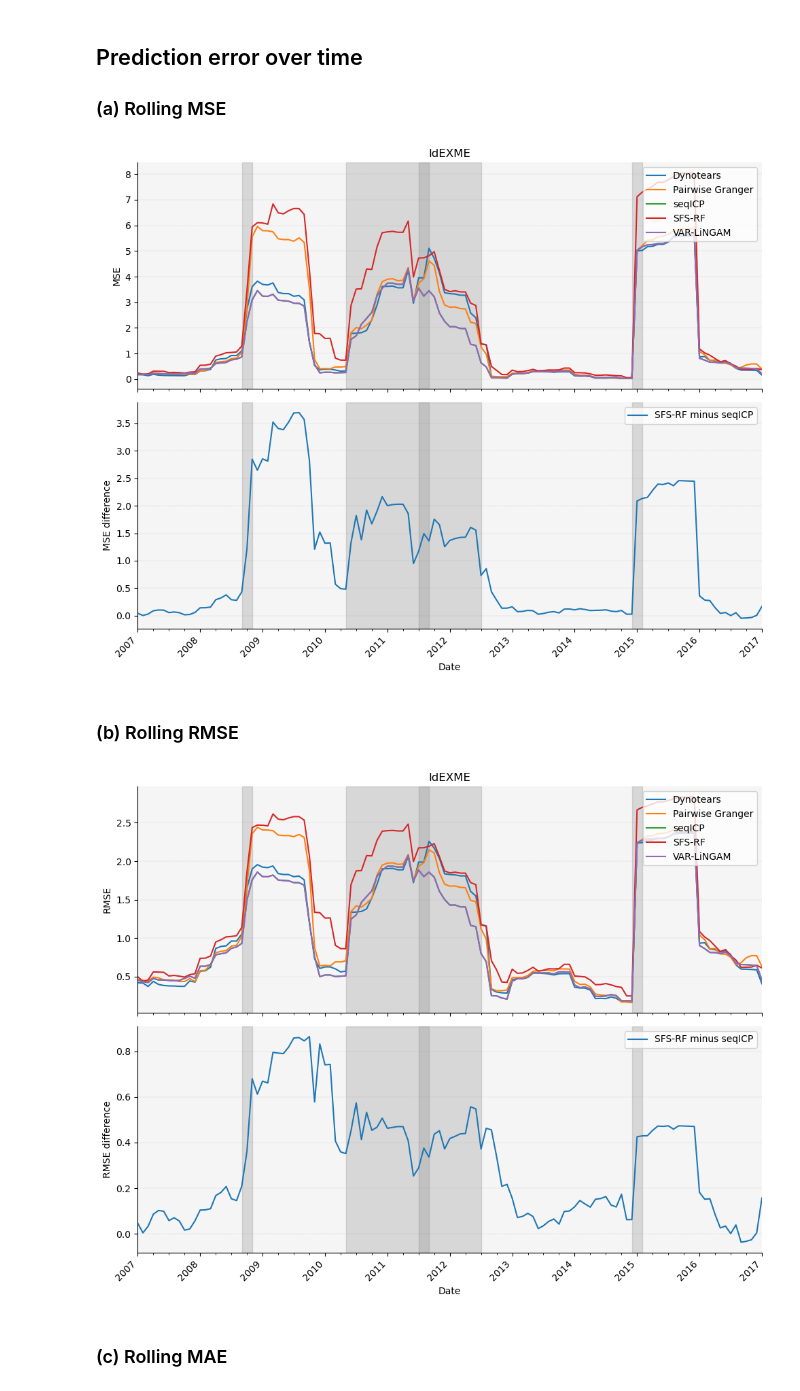
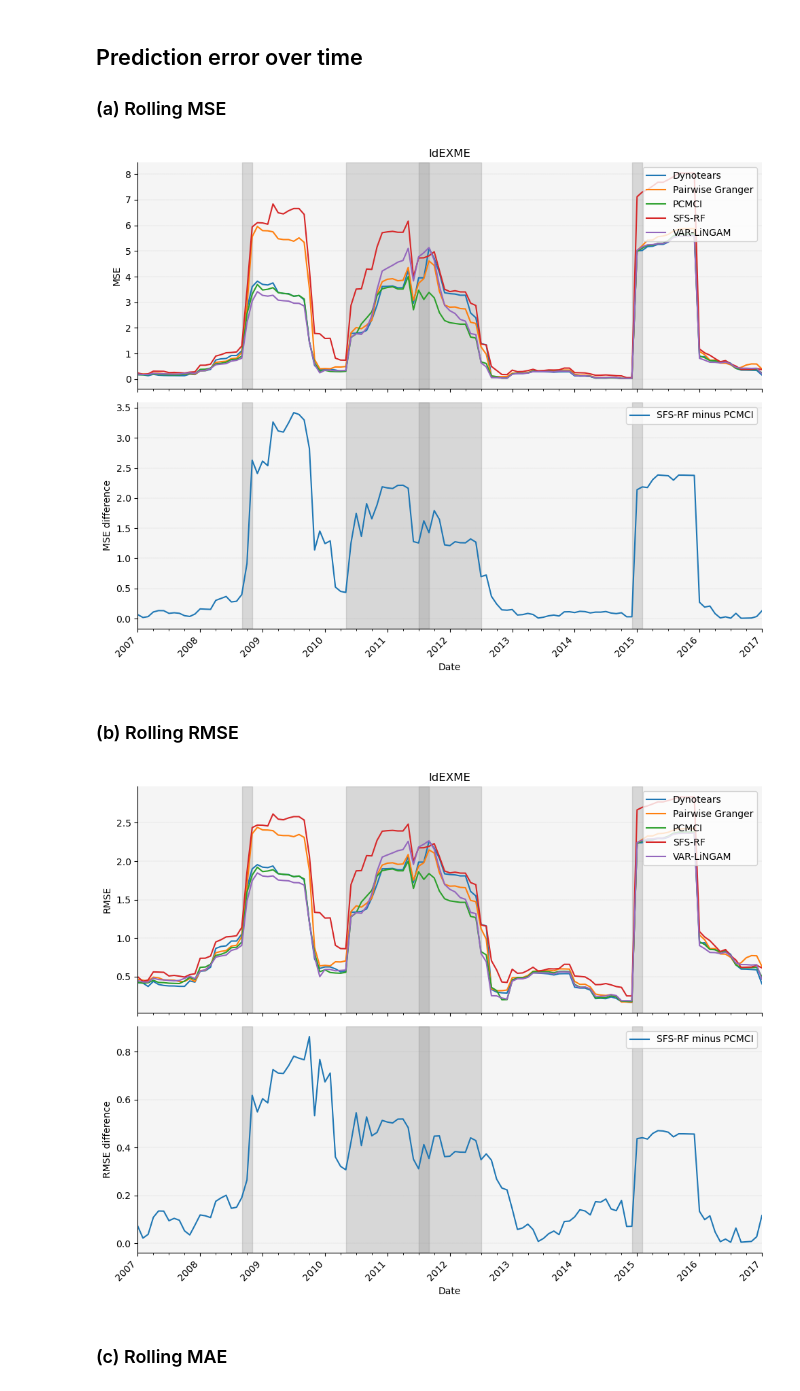
Before and after one commit to dcuoliveira/cml-fin, a Jupyter notebook: src/results_report_forecasting.ipynb, the cells around one changed output. Cells and saved outputs as stored; diff of their text form; code cells hidden in the pictures.

```diff
--- a/src/results_report_forecasting.ipynb
+++ b/src/results_report_forecasting.ipynb
@@ -28,7 +28,8 @@ fs_methods_tags = {}
 # }
 
 fs_methods = [
-    "seqICP_nocluster",
+    # "seqICP_nocluster",
+    "pcmci_nocluster",
     "dynotears_nocluster",
     "pairwise-granger_nocluster",
     "var-lingam_nocluster",
@@ -308,7 +309,7 @@ for m in metric_names:
 # SPY, XLP, XLK, XLY, XLF, XLB, XLI
 
 benchmark_name = "sfstscv-rf_nocluster"
-causal_name = "seqICP_nocluster"
+causal_name = "pcmci_nocluster"
 
 selected_models = fs_methods.copy()
 
@@ -320,6 +321,7 @@ rename_fs = {
     # "multivariate-granger_nocluster": "Multivariate Granger",
     # "var-lingam_rollingkmeans_k5_rank": "Modified VAR-LiNGAM",
     "var-lingam_nocluster": "VAR-LiNGAM",
+    "pcmci_nocluster": "PCMCI"
 }
 
 column_name = f"{rename_fs[benchmark_name]} minus {rename_fs[causal_name]}"
@@ -381,14 +383,14 @@ for etf in all_rolling_metrics_df["etf"].unique():
     # Show the plot
     plt.show()
 # %% [output]
-[figure, old version]
+[figure, new version]
 # %% [markdown]
 ### (b) Rolling RMSE
 # %%
 # SPY, XLP, XLK, XLY, XLF, XLB, XLI
 
 benchmark_name = "sfstscv-rf_nocluster"
-causal_name = "seqICP_nocluster"
+causal_name = "pcmci_nocluster"
 
 selected_models = fs_methods.copy()
 
@@ -400,6 +402,7 @@ rename_fs = {
     # "multivariate-granger_nocluster": "Multivariate Granger",
     # "var-lingam_rollingkmeans_k5_rank": "Modified VAR-LiNGAM",
     "var-lingam_nocluster": "VAR-LiNGAM",
+    "pcmci_nocluster": "PCMCI"
 }
 
 column_name = f"{rename_fs[benchmark_name]} minus {rename_fs[causal_name]}"
@@ -434,34 +437,34 @@ for etf in all_rolling_metrics_df["etf"].unique():
     axs[1].spines['top'].set_visible(False)
     axs[1].spines['right'].set_visible(False)
 
     # Add shaded regions for each event
     for event_name, date in event_dates:
         start_date, end_date = date[0], date[1]
         axs[0].axvspan(pd.to_datetime(start_date), pd.to_datetime(end_date), color='grey', alpha=0.25)
         axs[1].axvspan(pd.to_datetime(start_date), pd.to_datetime(end_date), color='grey', alpha=0.25)
 
         #  # Check if the event is GFC and add text label
         # if (event_name == "GFC") or (event_name == "COVID-19"):
         #     mid_point = pd.to_datetime(start_date) + (pd.to_datetime(end_date) - pd.to_datetime(start_date)) / 2
         #     axs[0].text(mid_point, axs[0].get_ylim()[1] * 0.55, event_name, horizontalalignment='center', verticalalignment='top', color='black', fontsize=10)
         #     axs[1].text(mid_point, axs[1].get_ylim()[1] * 0.55, event_name, horizontalalignment='center', verticalalignment='top', color='black', fontsize=10)
 
 
     # Set x-ticks to yearly frequency, adjust as necessary
     tick_positions = pd.date_range(start=etf_rolling_metrics_df.index.min(), end=etf_rolling_metrics_df.index.max(), freq='AS')
     axs[1].set_xticks(tick_positions)
     axs[1].set_xticklabels([tp.strftime('%Y') for tp in tick_positions], rotation=45, ha='right')
 
     # Adjust layout for better visualization
     plt.tight_layout()
 
     # Export plot
     fig.savefig(os.path.join(results_path, f'{etf}_rolling_rmse.png'))
 
     # Show the plot
     plt.show()
 # %% [output]
-[figure, old version]
+[figure, new version]
 # %% [markdown]
 ### (c) Rolling MAE
 # %%
```
Also changed, not shown: parts of 27 cells of this notebook.
